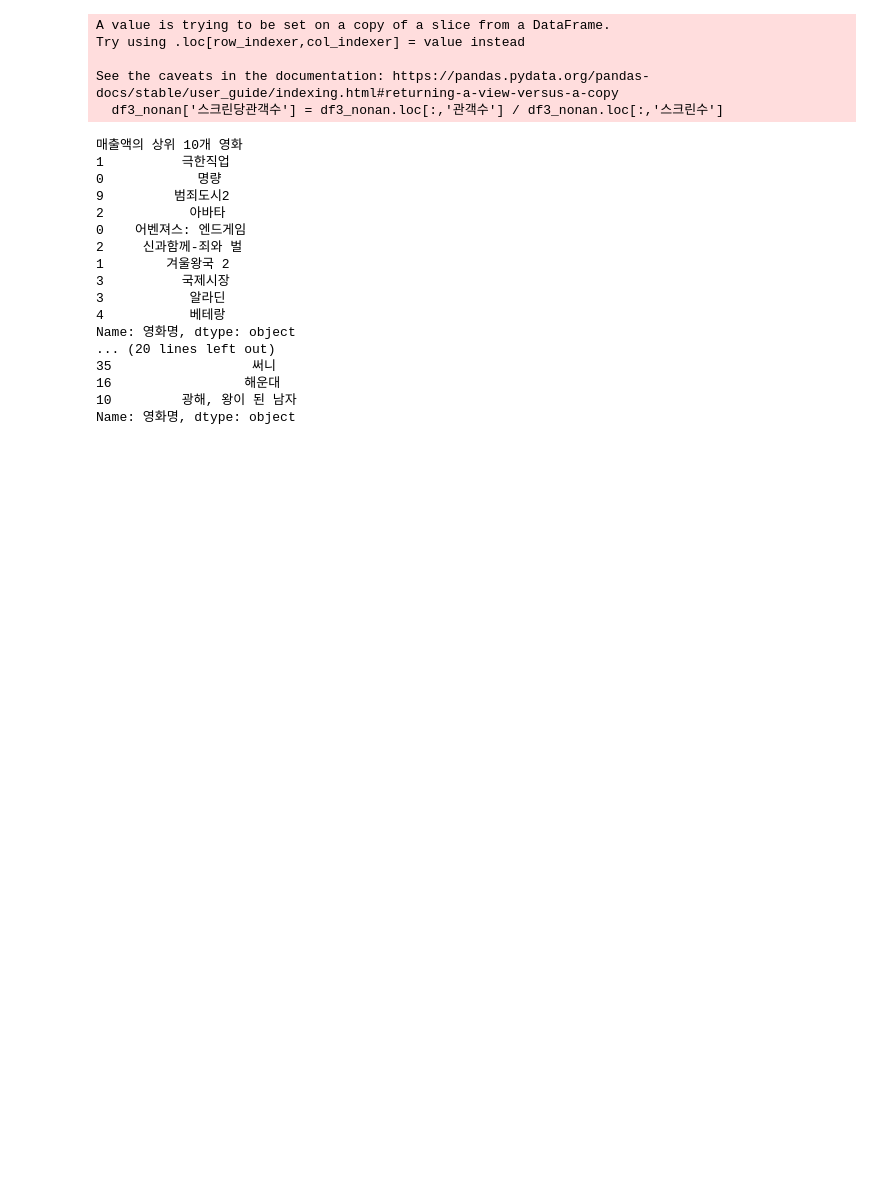
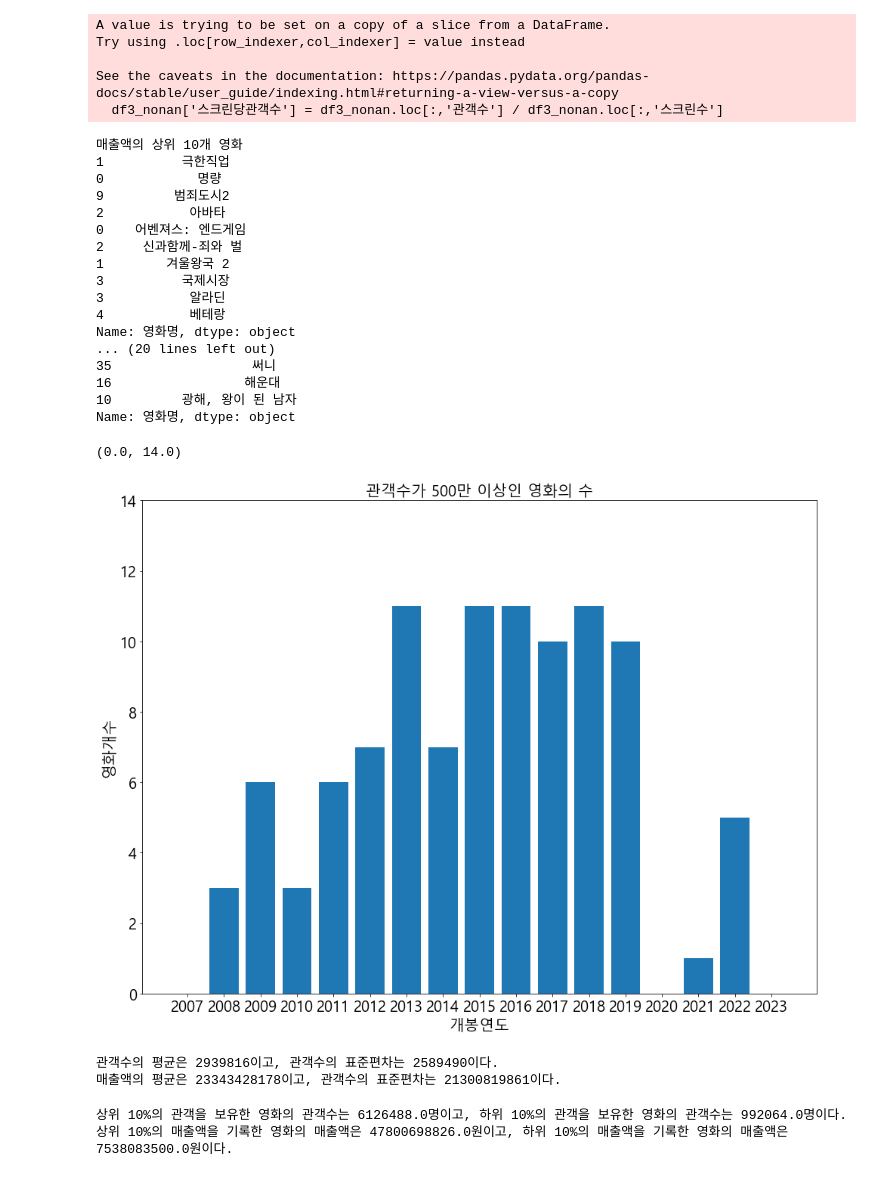
Before and after one commit to john1256/codespace, a Jupyter notebook: 우주과학통계실습/조용욱(2018103514)_우주과학통계실습_중간고사.ipynb, the cells around one changed output. Drawn from its saved outputs; the diff is of its cells as text; code cells hidden in the pictures; blank space fills up the shorter version.

```diff
--- a/우주과학통계실습/조용욱(2018103514)_우주과학통계실습_중간고사.ipynb
+++ b/우주과학통계실습/조용욱(2018103514)_우주과학통계실습_중간고사.ipynb
@@ -120,0 +98,54 @@ boolarr =
+# %%
+""" 7. 영화가 제작된 연도를 바탕으로 관객수가 500만 이상인 영화의 수를 연도별로 bar chart 형태로 그리시오
+"""
+
+df_year = df3_nonan.sort_values('개봉일')
+startyear = df_year.개봉일.iloc[0].year
+years = [] #x축이 될 자료
+year500 = [] # y축이 될 영화 개수
+for i in range(startyear, 2024):
+    years.append(i)
+    year_bool = (df3_nonan.개봉일.dt.year == i) & (df3_nonan.관객수 >= 5000000) #startyear와 연도가 같고, 관객수가 500만 이상인 영화 bool arr
+    year500.append(np.sum(year_bool))
+
+fontsize = 20
+matplotlib.rcParams['font.family'] ='Malgun Gothic'
+
+matplotlib.rcParams['axes.unicode_minus'] =False
+plt.figure(figsize = (16,12))
+plt.bar(years, year500)
+plt.xticks(years, fontsize = fontsize)
+plt.yticks([0,2,4,6,8,10,12,14], fontsize = fontsize)
+plt.xlabel('개봉연도', fontsize=fontsize)
+plt.ylabel('영화개수', fontsize=fontsize)
+plt.title('관객수가 500만 이상인 영화의 수', fontsize=fontsize)
+plt.ylim(0,14)
+# %% [output]
+(0.0, 14.0)
+[figure, added]
+# %%
+    """ 8. 전체 영화의 “매출액” 과 “관객수”의 평균 및 표준편차를 구하고 그 값을 정수 형태로 출력 하시오.
+    """
+
+avg_earn = int(np.average(df3_nonan.매출액))
+std_earn = int(np.std(df3_nonan.매출액))
+avg_aud = int(np.average(df3_nonan.관객수))
+std_aud = int(np.std(df3_nonan.관객수))
+print(f'관객수의 평균은 {avg_aud}이고, 관객수의 표준편차는 {std_aud}이다.')
+print(f'매출액의 평균은 {avg_earn}이고, 관객수의 표준편차는 {std_earn}이다.')
+# %% [output]
+관객수의 평균은 2939816이고, 관객수의 표준편차는 2589490이다.
+매출액의 평균은 23343428178이고, 관객수의 표준편차는 21300819861이다.
+# %%
+    """ 9. 전체영화 중 매출액과 관객수 상위 10%, 하위 10%에 해당하는 값을 구한 후  출력하시오 (숫자의 출력의 형태는 8번과 동일) --> 상위10%와 하위 10%에 해당하는 값을 각각 매출액, 관객수에 대해 출력만 하면 됩니다. (영화 제목 출력 필요 없습니다. 너무 출력값이 많아집니다)
+    """
+
+audmax10 = df_aud.iloc[int(n_movies*0.1), 4]
+audmin10 = df_aud.iloc[-int(n_movies*0.1),4]
+earnmax10 = df_earn.iloc[int(n_movies*0.1),3]
+earnmin10 = df_earn.iloc[-int(n_movies*0.1),3]
+print(f'상위 10%의 관객을 보유한 영화의 관객수는 {audmax10}명이고, 하위 10%의 관객을 보유한 영화의 관객수는 {audmin10}명이다.')
+print(f'상위 10%의 매출액을 기록한 영화의 매출액은 {earnmax10}원이고, 하위 10%의 매출액을 기록한 영화의 매출액은 {earnmin10}원이다.')
+# %% [output]
+상위 10%의 관객을 보유한 영화의 관객수는 6126488.0명이고, 하위 10%의 관객을 보유한 영화의 관객수는 992064.0명이다.
+상위 10%의 매출액을 기록한 영화의 매출액은 47800698826.0원이고, 하위 10%의 매출액을 기록한 영화의 매출액은 7538083500.0원이다.
```
Also changed, not shown: parts of 5 cells of this notebook.
